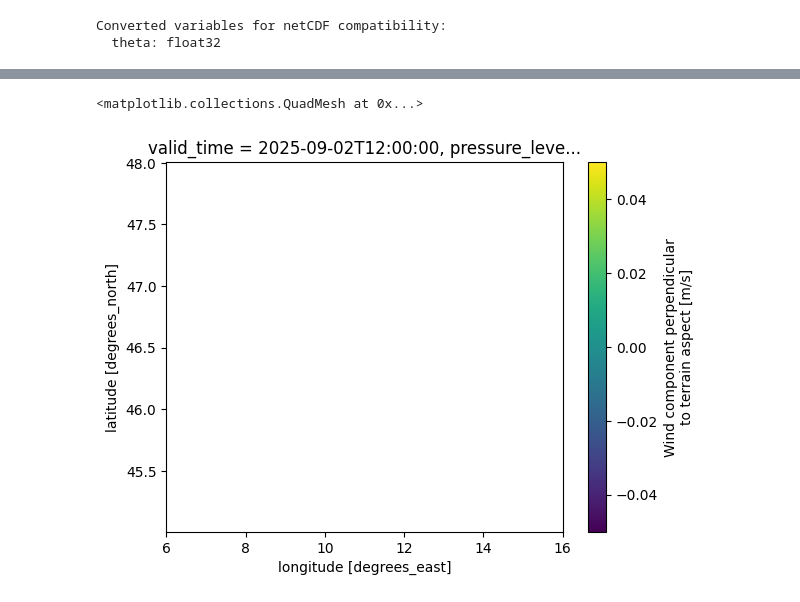
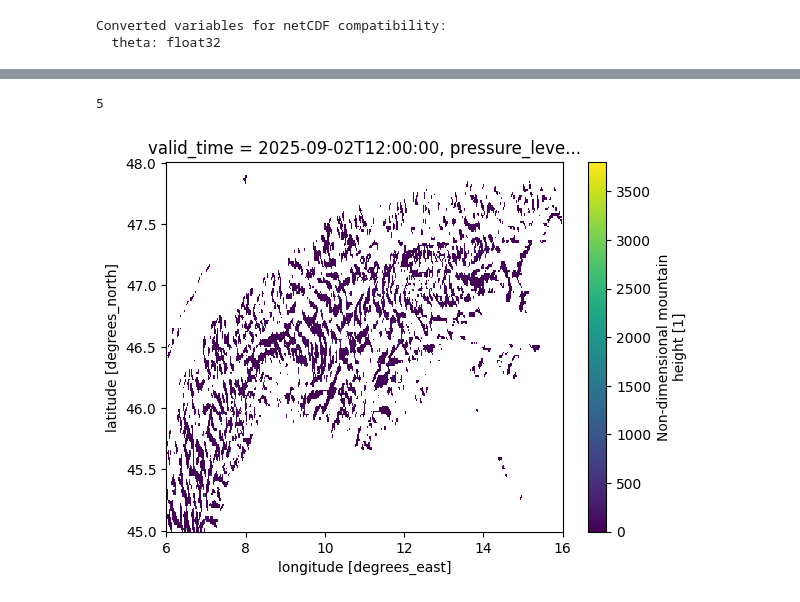
Before and after one commit to afriesinger/SciProFinal, a Jupyter notebook: era5vis-main/era5vis/wind.ipynb, the cells around one changed output, grey strips where cells are left out. Cells and saved outputs as stored; diff of their text form; code cells hidden in the pictures.

```diff
--- a/era5vis-main/era5vis/wind.ipynb
+++ b/era5vis-main/era5vis/wind.ipynb
@@ -269,10 +270,11 @@ test.plot()
 # %%
 
 era5_enhancedNH.sel(
     pressure_level=900,
 
-)['perpendicular_wind_speed'].plot()
+)['H'].plot()
 #era5_enhancedNH
+5
 # %% [output]
-<matplotlib.collections.QuadMesh at 0x...>
+5
-[figure, old version]
+[figure, new version]
```
Also changed, not shown: parts of 7 cells of this notebook, 2 other files.
